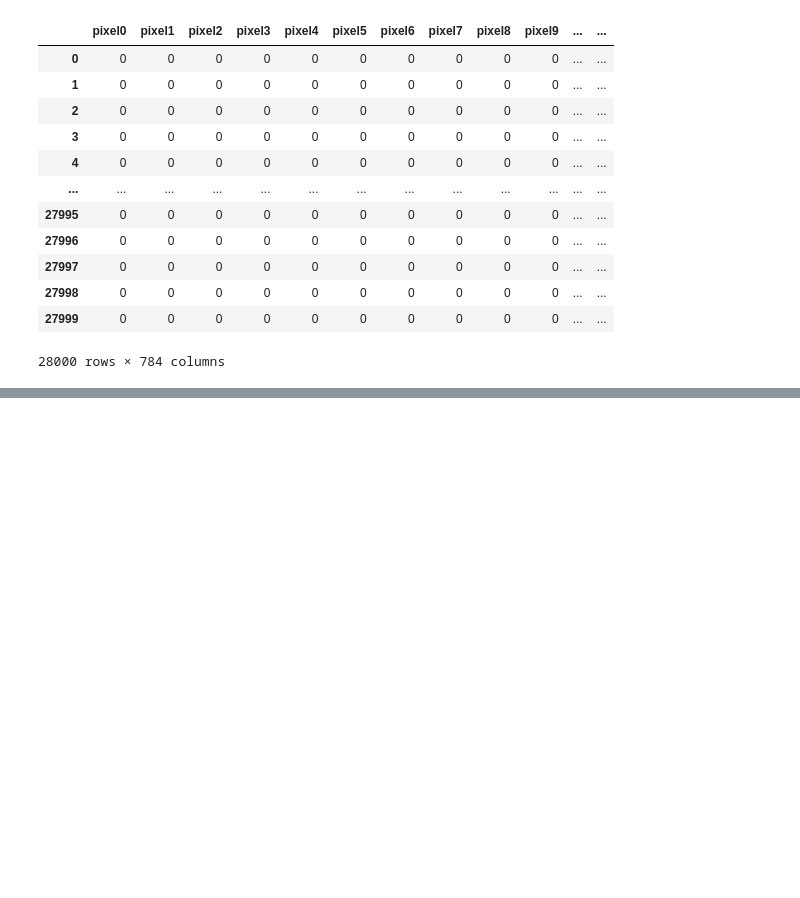
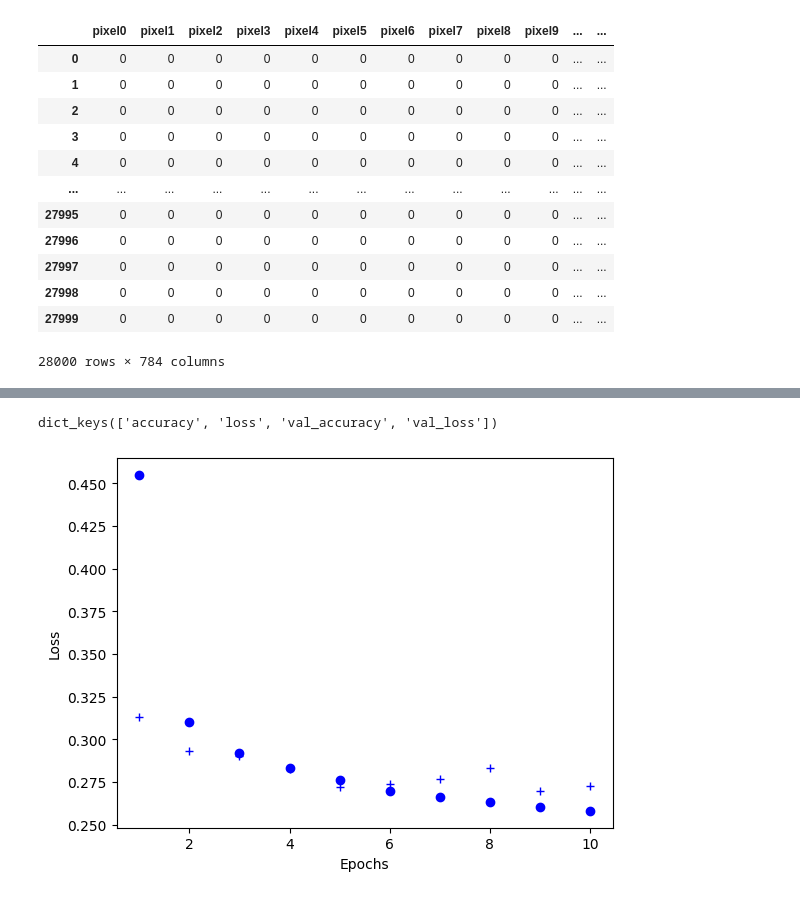
Before and after one commit to indhra/Digit_Recongnizer_MNIST, a Jupyter notebook: Digits_Recognizer_MNIST.ipynb, the cells around one changed output, grey strips where cells are left out. Drawn from its saved outputs; the diff is of its cells as text; code cells hidden in the pictures; blank space fills up the shorter version.

```diff
--- a/Digits_Recognizer_MNIST.ipynb
+++ b/Digits_Recognizer_MNIST.ipynb
@@ -49,0 +243,5 @@ orig_test_df
+# %%
+from tensorflow.keras.preprocessing.image import ImageDataGenerator
+
+# Create an instance of ImageDataGenerator
+gen = ImageDataGenerator()
@@ -49,0 +250,21 @@ orig_test_df
+# %%
+from sklearn.model_selection import train_test_split
+
+x = x_train
+y = y_train
+x_train, x_val, y_train, y_val = train_test_split(
+    x_train, y_train,
+    test_size=0.2,
+    random_state=seed
+)
+
+batches = gen.flow(x_train, y_train, batch_size=64)
+val_batches = gen.flow(x_val, y_val, batch_size=64)
+# %%
+history = model.fit(
+    x=batches,
+    steps_per_epoch=batches.n,
+    epochs=10,
+    validation_data=val_batches,
+    validation_steps=val_batches.n
+)
@@ -49,0 +292,20 @@ orig_test_df
+# %%
+history_dict = history.history
+history_dict.keys()
+# %% [output]
+dict_keys(['accuracy', 'loss', 'val_accuracy', 'val_loss'])
+# %%
+loss_values = history_dict['loss']
+val_loss_values = history_dict['val_loss']
+epochs = list(range(1, len(loss_values)+1))
+
+
+# 'bo' is for 'blue dot'
+plt.plot(epochs, loss_values, 'bo')
+# b+ is for 'blue crosses'
+plt.plot(epochs, val_loss_values, 'b+')
+plt.xlabel('Epochs')
+plt.ylabel('Loss')
+plt.show()
+# %% [output]
+[figure, added]
```
Also changed, not shown: parts of 56 cells of this notebook, 3 other files.
